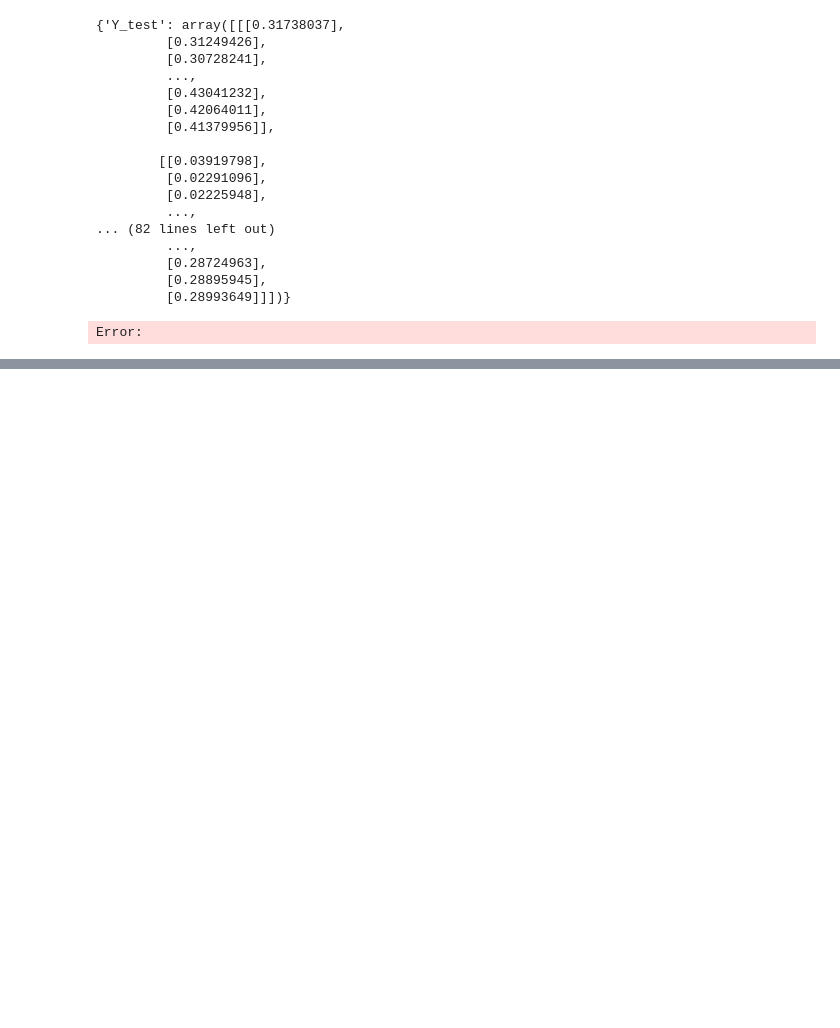
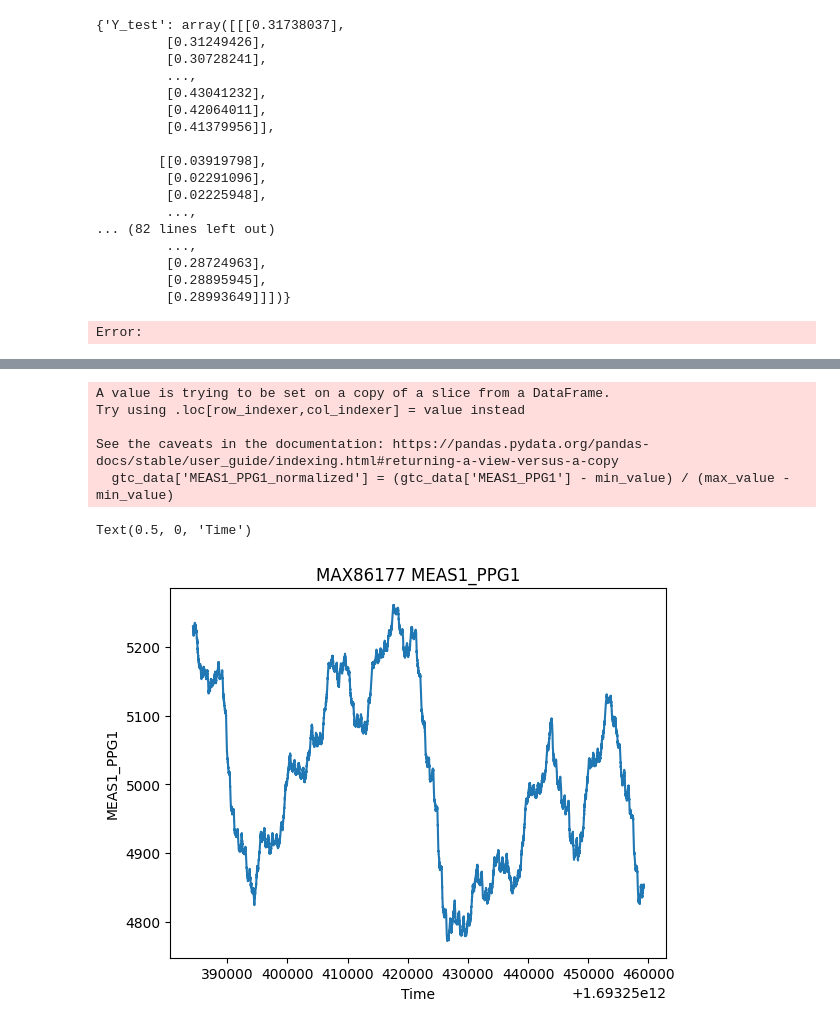
Before and after one commit to Xteom/PPG-Bloodpressure, a Jupyter notebook: PPG2ABP/codes/ppg2abp_explore.ipynb, the cells around one changed output, grey strips where cells are left out. Drawn from its saved outputs; the diff is of its cells as text; code cells hidden in the pictures; blank space fills up the shorter version.

Commit message:
Mark data

```diff
--- a/PPG2ABP/codes/ppg2abp_explore.ipynb
+++ b/PPG2ABP/codes/ppg2abp_explore.ipynb
@@ -259,0 +271,15 @@ Error:
+# %%
+def clean_timestamp(df, timestamp_column='timestamp'):
+    # if timestamp is not numeric, convert it to numeric, if its not possible, drop the row
+    df[timestamp_column] = pd.to_numeric(df[timestamp_column], errors='coerce')
+    # convert timestamp column to int
+    df[timestamp_column] = df[timestamp_column].astype(float)
+    # convert timestamp column to datetime
+    #df['timestamp'] = pd.to_datetime(df['timestamp'], unit='ms')
+    # drop rows with null values in timestamp column
+    df = df.dropna(subset=[timestamp_column])
+    return df
+# %%
+# Read the file
+gtc_data = pd.read_csv(f'../../{GTCARDIO_PATH}/001_Anterior_Wrist/MAX86177_20230828_211944.ppg.csv', header=32)
+gtc_data
@@ -259,0 +300,3 @@ Error:
+# %%
+gtc_data = clean_timestamp(gtc_data)
+gtc_data
@@ -259,0 +353,21 @@ Error:
+# %%
+# Calculate the minimum and maximum values of the column
+min_value = gtc_data['MEAS1_PPG1'].min()
+max_value = gtc_data['MEAS1_PPG1'].max()
+
+# Apply normalization formula to the column
+gtc_data['MEAS1_PPG1_normalized'] = (gtc_data['MEAS1_PPG1'] - min_value) / (max_value - min_value)
+
+# Plot the normalized column
+plt.plot(gtc_data['timestamp'], gtc_data['MEAS1_PPG1'])
+plt.title('MAX86177 MEAS1_PPG1')
+plt.ylabel('MEAS1_PPG1')
+plt.xlabel('Time')
+# %% [output]
+A value is trying to be set on a copy of a slice from a DataFrame.
+Try using .loc[row_indexer,col_indexer] = value instead
+
+See the caveats in the documentation: https://pandas.pydata.org/pandas-docs/stable/user_guide/indexing.html#returning-a-view-versus-a-copy
+  gtc_data['MEAS1_PPG1_normalized'] = (gtc_data['MEAS1_PPG1'] - min_value) / (max_value - min_value)
+Text(0.5, 0, 'Time')
+[figure, added]
```
Also changed, not shown: parts of 8 cells of this notebook.
